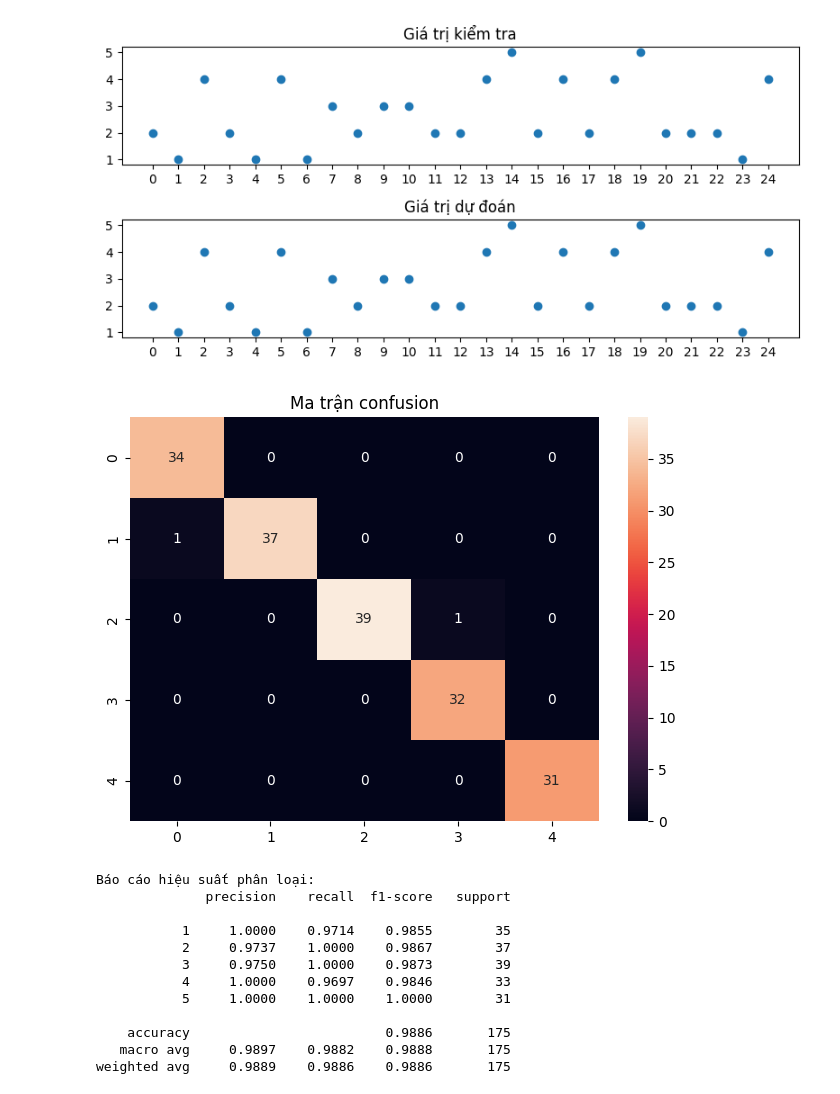
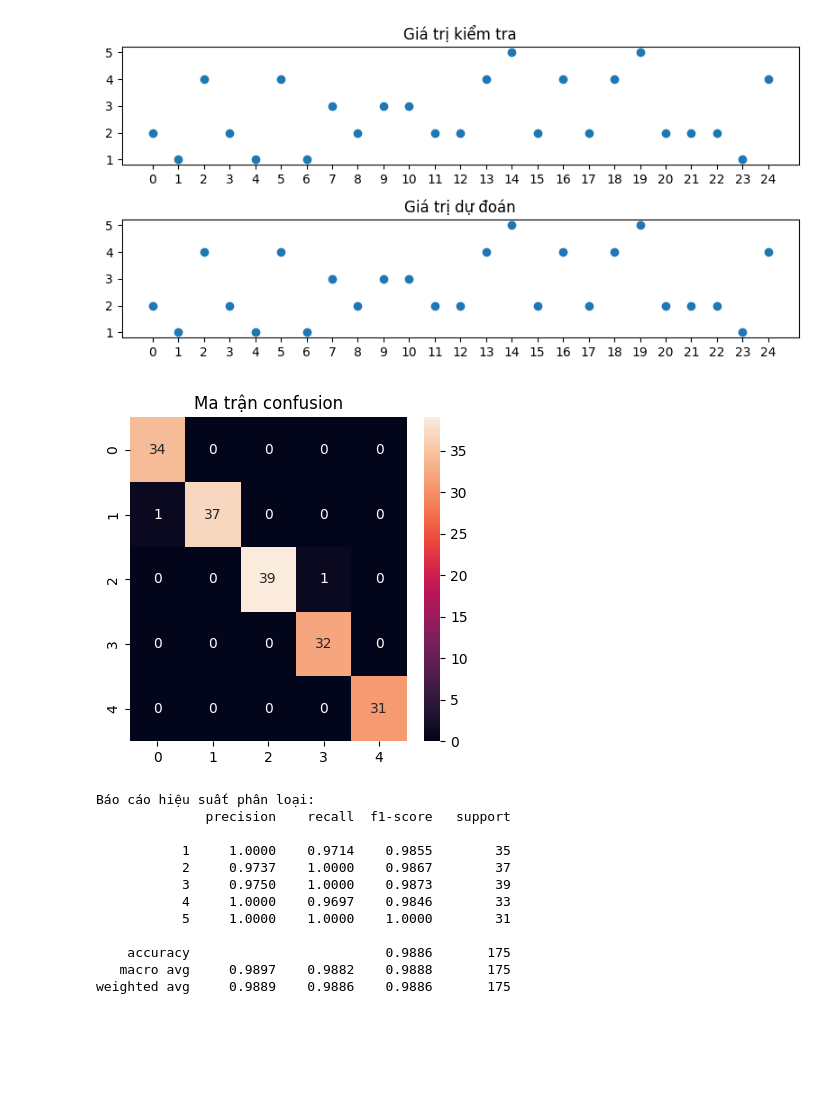
Before and after one commit to pkhanh1103/proj_ml, a Jupyter notebook: knn.ipynb, the cells around one changed output. Saved outputs shown, nothing was run; the diff lists cells and outputs as text; code cells hidden in the pictures; blank space fills up the shorter version.

```diff
--- a/knn.ipynb
+++ b/knn.ipynb
@@ -119,14 +117,17 @@ test_plot(y_test, y_pred)
 # %%
 # Vẽ ma trận confusion
 def confusion_plot(y_test, y_pred):
-    sns.heatmap(confusion_matrix(y_pred, y_test), annot=True, fmt='d')
+    fig, ax = plt.subplots()
+    fig.set_size_inches((4, 4))
+    sns.heatmap(confusion_matrix(y_pred, y_test),
+                annot=True, fmt='d', ax=ax)
     plt.title('Ma trận confusion')
     plt.tight_layout()
     plt.show()
 
 confusion_plot(y_test, y_pred)
 # %% [output]
-[figure, old version]
+[figure, new version]
 # %%
 # Báo cáo hiệu suất phân loại
 def report(y_test, y_pred):
```
Also changed, not shown: parts of 3 cells of this notebook, 4 other files.
